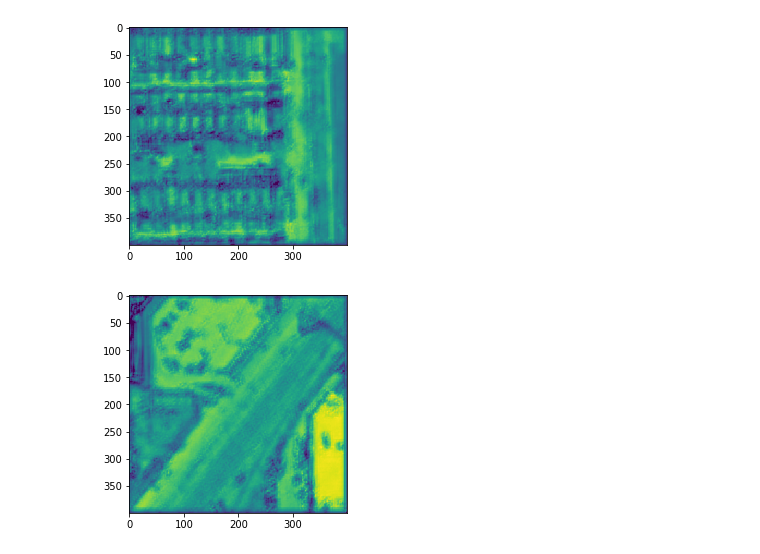
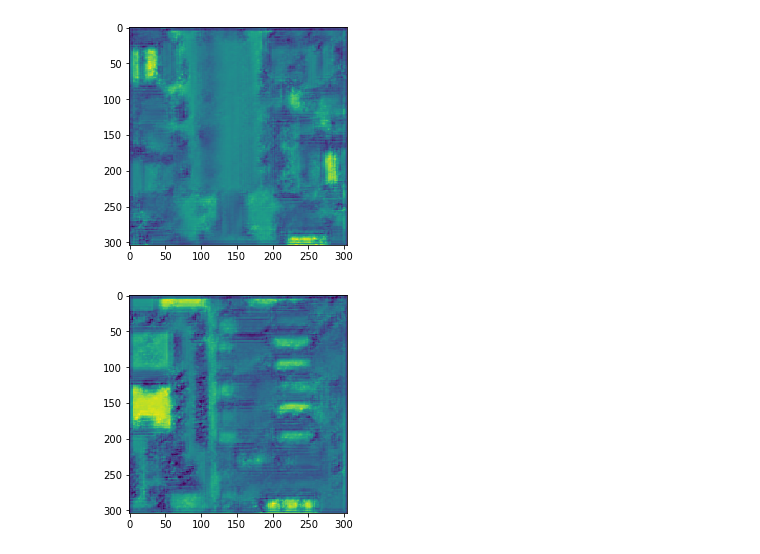
Before and after one commit to LobsterChampage/road-segmentation, a Jupyter notebook: NN.ipynb, the cells around one changed output. Drawn from its saved outputs; the diff is of its cells as text; code cells hidden in the pictures.

Commit message:
add NN notebooks, add functions split numpy randomtrain etc.

```diff
--- a/NN.ipynb
+++ b/NN.ipynb
@@ -34,25 +100,22 @@ def split_data(x, y, ratio, seed=1):
 # %%
 split = 0.8
 
-X_train, X_test, y_train, y_test = split_data(np_imgs, np_gt_imgs, split)
+X_train, X_test, y_train, y_test = split_data(crop_np_imgs, crop_np_gt_imgs, split)
-# %%
-y_train = np.reshape(y_train, (len(y_train), 400, 400, 1))
-y_test = np.reshape(y_test, (len(y_test), 400, 400, 1))
 # %%
 X_train, X_test, y_train, y_test = X_train/255, X_test/255, y_train/255, y_test/255
 # %%
-input_shape = (len(X_train), 400, 400, 3)
+input_shape = (len(X_train), 304, 304, 3)
+model = tf.keras.models.Sequential()
+model.add(tf.keras.layers.Conv2D(32, 3, activation='relu', padding="same", input_shape=input_shape[1:]))
+model.add(tf.keras.layers.MaxPooling2D(pool_size=(2, 2),strides=(2, 2), padding='valid'))
+model.add(tf.keras.layers.Conv2D(32, 3, activation='relu', padding="same"))
+model.add(tf.keras.layers.MaxPooling2D(pool_size=(2, 2),strides=(2, 2), padding='valid'))
+model.add(tf.keras.layers.Conv2D(32, 3, activation='relu', padding="same"))
+model.add(tf.keras.layers.UpSampling2D(size=(2, 2)))
+model.add(tf.keras.layers.Conv2D(32, 3, activation='relu', padding="same"))
+model.add(tf.keras.layers.UpSampling2D(size=(2, 2)))
+model.add(tf.keras.layers.Conv2D(1, 3, activation='relu', padding="same"))
 
-model = tf.keras.models.Sequential()
-model.add(tf.keras.layers.Conv2D(16, 3, activation='relu', padding="same", input_shape=input_shape[1:]))
-model.add(tf.keras.layers.MaxPooling2D(pool_size=(2, 2),strides=(2, 2), padding='valid'))
-model.add(tf.keras.layers.Conv2D(16, 3, activation='relu', padding="same", input_shape=input_shape[1:]))
-model.add(tf.keras.layers.MaxPooling2D(pool_size=(2, 2),strides=(2, 2), padding='valid'))
-model.add(tf.keras.layers.Conv2D(16, 3, activation='relu', padding="same", input_shape=input_shape[1:]))
-model.add(tf.keras.layers.UpSampling2D(size=(2, 2)))
-model.add(tf.keras.layers.Conv2D(16, 3, activation='relu', padding="same", input_shape=input_shape[1:]))
-model.add(tf.keras.layers.UpSampling2D(size=(2, 2)))
-model.add(tf.keras.layers.Conv2D(1, 3, activation='relu', padding="same", input_shape=input_shape[1:]))
 model.summary()
 # %% [output]
 Model: "sequential"
@@ -86,6 +149,6 @@ model.compile(optimizer=tf.keras.optimizers.Adam(learning_rate=1e-3),
               metrics=[tf.keras.metrics.BinaryAccuracy(),
                        tf.keras.metrics.FalseNegatives()])
 
-model.fit(X_train, y_train, epochs=3)
+model.fit(X_train, y_train, epochs=5)
 model.evaluate(X_test, y_test)
 # %% [output]
@@ -102,12 +169,12 @@ test = model.predict(X_test)
 # %%
 tr = model.predict(X_train)
 # %%
-plt.imshow(tr[4], interpolation='nearest')
+plt.imshow(tr[3], interpolation='nearest')
 plt.show()
 # %% [output]
-[figure, old version]
+[figure, new version]
 # %%
-plt.imshow(test[0], interpolation='nearest')
+plt.imshow(test[3], interpolation='nearest')
 plt.show()
 # %% [output]
-[figure, old version]
+[figure, new version]
```
Also changed, not shown: parts of 27 cells of this notebook, 3 other files.
